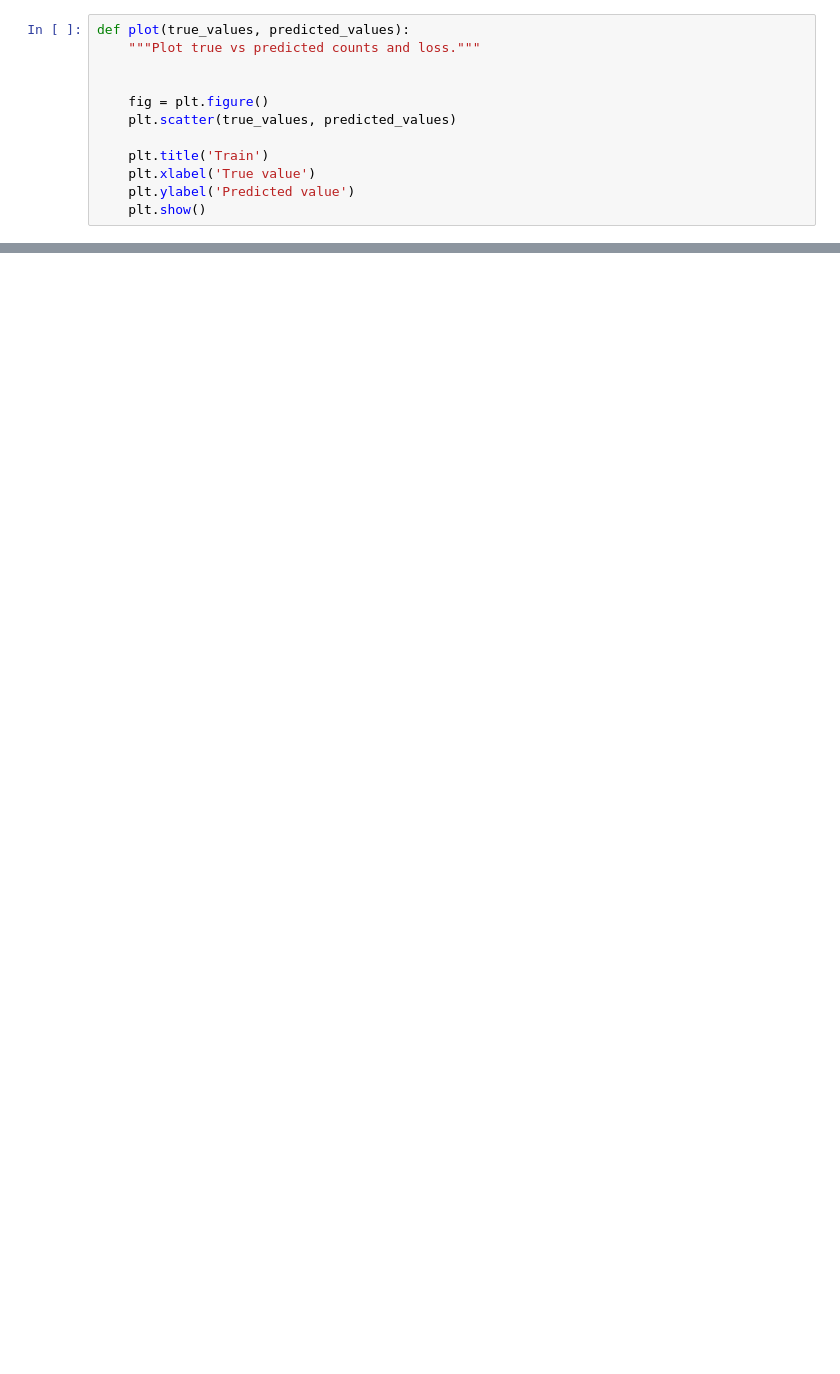
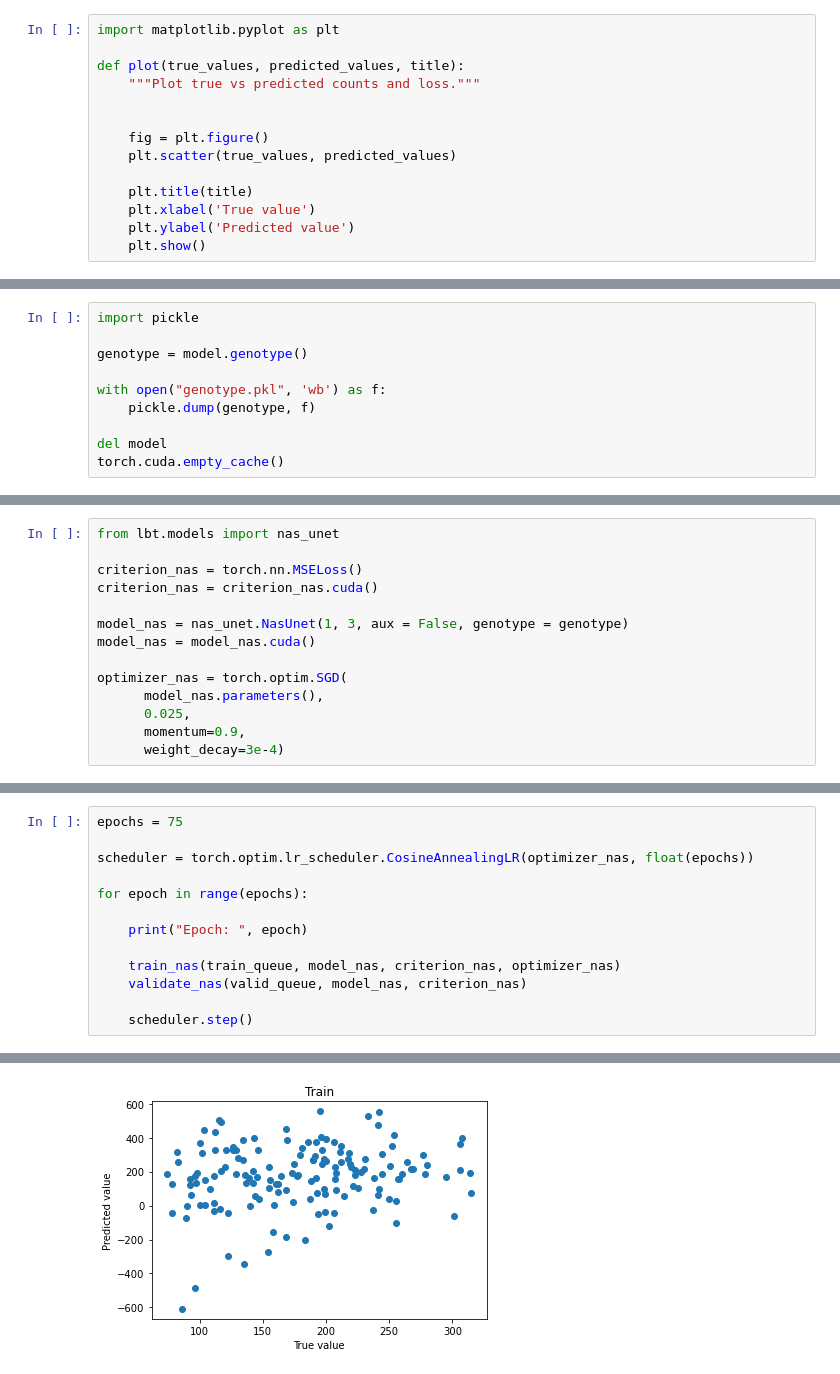
Before and after one commit to dillhicks/objectcounting_269, a Jupyter notebook: base.ipynb, the cells around one changed output, grey strips where cells are left out. Cells and saved outputs as stored; diff of their text form; blank space fills up the shorter version.

```diff
--- a/base.ipynb
+++ b/base.ipynb
@@ -1,12 +114,14 @@
 # %%
-def plot(true_values, predicted_values):
+import matplotlib.pyplot as plt
+
+def plot(true_values, predicted_values, title):
     """Plot true vs predicted counts and loss."""
 
 
     fig = plt.figure()
     plt.scatter(true_values, predicted_values)
 
-    plt.title('Train')
+    plt.title(title)
     plt.xlabel('True value')
     plt.ylabel('Predicted value')
     plt.show()
@@ -112,0 +178,10 @@ torch.cuda.empty_cache()
+# %%
+import pickle
+
+genotype = model.genotype()
+
+with open("genotype.pkl", 'wb') as f:
+    pickle.dump(genotype, f)
+
+del model
+torch.cuda.empty_cache()
@@ -112,0 +270,14 @@ torch.cuda.empty_cache()
+# %%
+from lbt.models import nas_unet
+
+criterion_nas = torch.nn.MSELoss()
+criterion_nas = criterion_nas.cuda()
+
+model_nas = nas_unet.NasUnet(1, 3, aux = False, genotype = genotype)
+model_nas = model_nas.cuda()
+
+optimizer_nas = torch.optim.SGD(
+      model_nas.parameters(),
+      0.025,
+      momentum=0.9,
+      weight_decay=3e-4)
@@ -112,0 +286,14 @@ torch.cuda.empty_cache()
+# %%
+epochs = 75
+
+scheduler = torch.optim.lr_scheduler.CosineAnnealingLR(optimizer_nas, float(epochs))
+
+for epoch in range(epochs):
+
+    print("Epoch: ", epoch)
+
+    train_nas(train_queue, model_nas, criterion_nas, optimizer_nas)
+    validate_nas(valid_queue, model_nas, criterion_nas)
+
+    scheduler.step()
+# %% [output]
@@ -112,0 +305 @@ torch.cuda.empty_cache()
+[figure, added]
```
Also changed, not shown: parts of 12 cells of this notebook, 7 other files.
